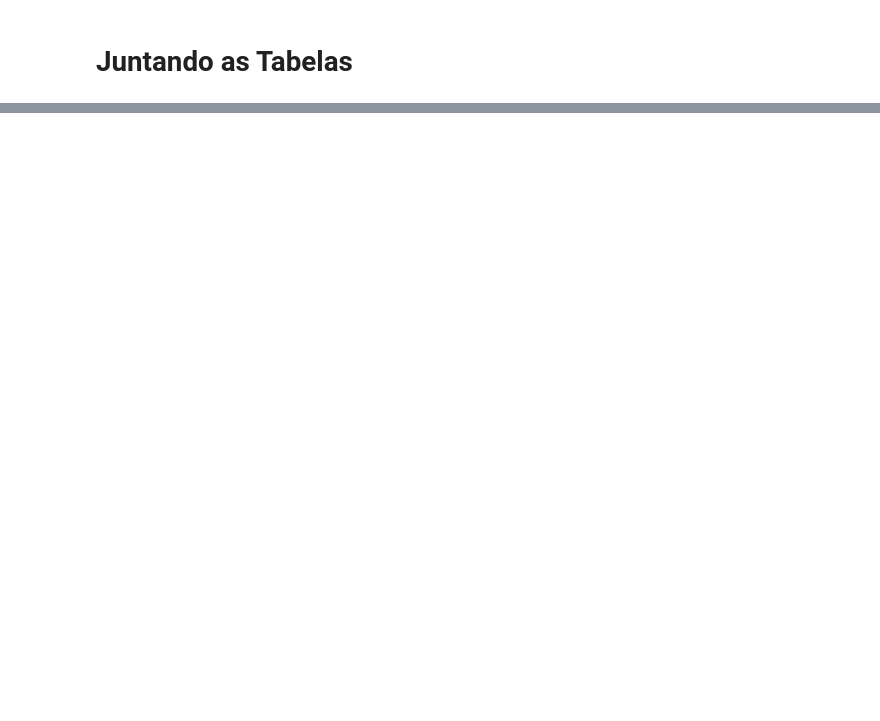
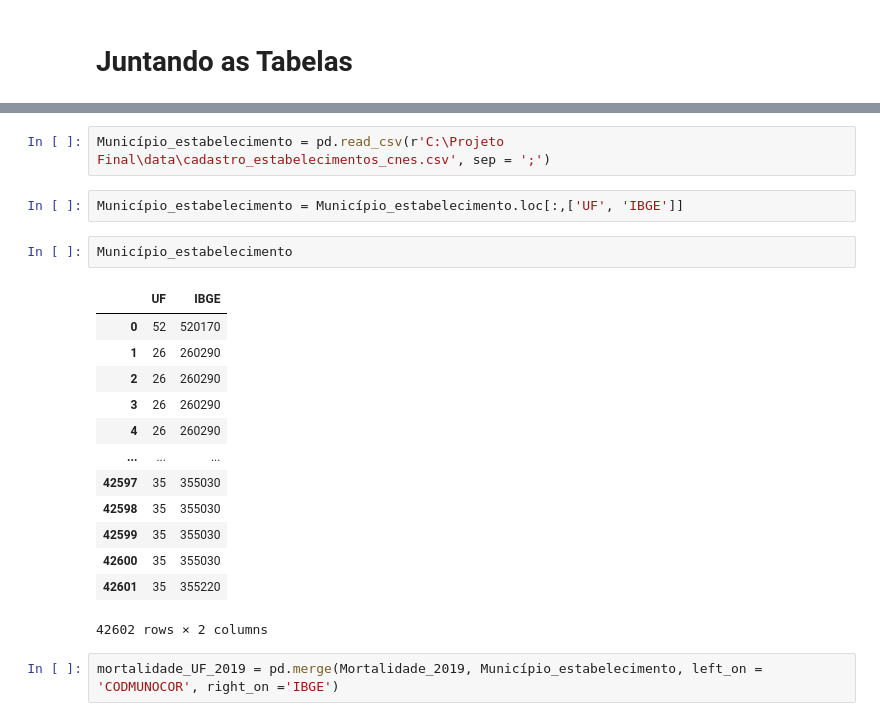
Before and after one commit to LYGuenka/Projeto-Final, a Jupyter notebook: Organização de dados.ipynb, the cells around one changed output, grey strips where cells are left out. Cells and saved outputs as stored; diff of their text form; blank space fills up the shorter version.

```diff
--- a/Organização de dados.ipynb
+++ b/Organização de dados.ipynb
@@ -179,0 +199,22 @@ mortalidade_municipio_2019
+# %%
+Município_estabelecimento = pd.read_csv(r'C:\Projeto Final\data\cadastro_estabelecimentos_cnes.csv', sep = ';')
+# %%
+Município_estabelecimento = Município_estabelecimento.loc[:,['UF', 'IBGE']]
+# %%
+Município_estabelecimento
+# %% [output]
+|  | UF | IBGE |
+| 0 | 52 | 520170 |
+| 1 | 26 | 260290 |
+| 2 | 26 | 260290 |
+| 3 | 26 | 260290 |
+| 4 | 26 | 260290 |
+| ... | ... | ... |
+| 42597 | 35 | 355030 |
+| 42598 | 35 | 355030 |
+| 42599 | 35 | 355030 |
+| 42600 | 35 | 355030 |
+| 42601 | 35 | 355220 |
+42602 rows × 2 columns
+# %%
+mortalidade_UF_2019 = pd.merge(Mortalidade_2019, Município_estabelecimento, left_on = 'CODMUNOCOR', right_on ='IBGE')
```
Also changed, not shown: parts of 12 cells of this notebook.
